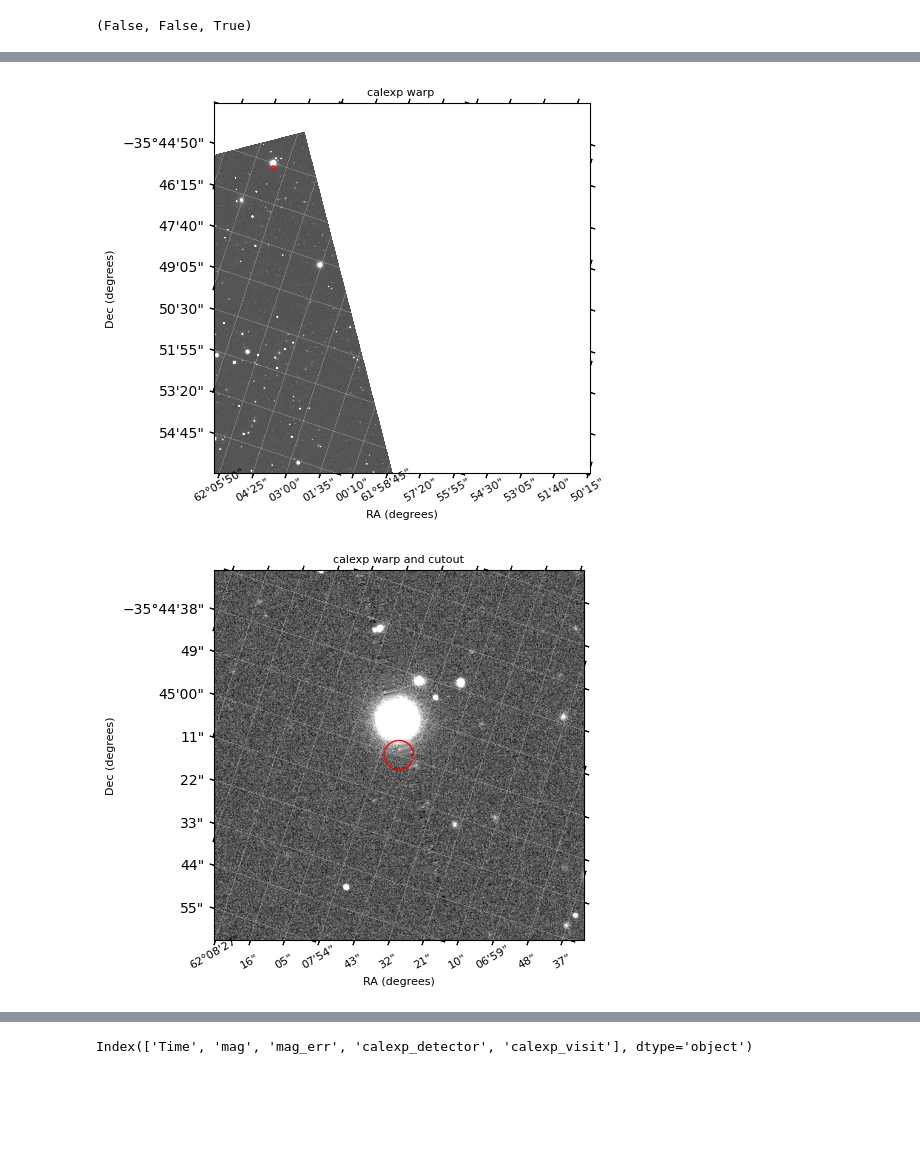
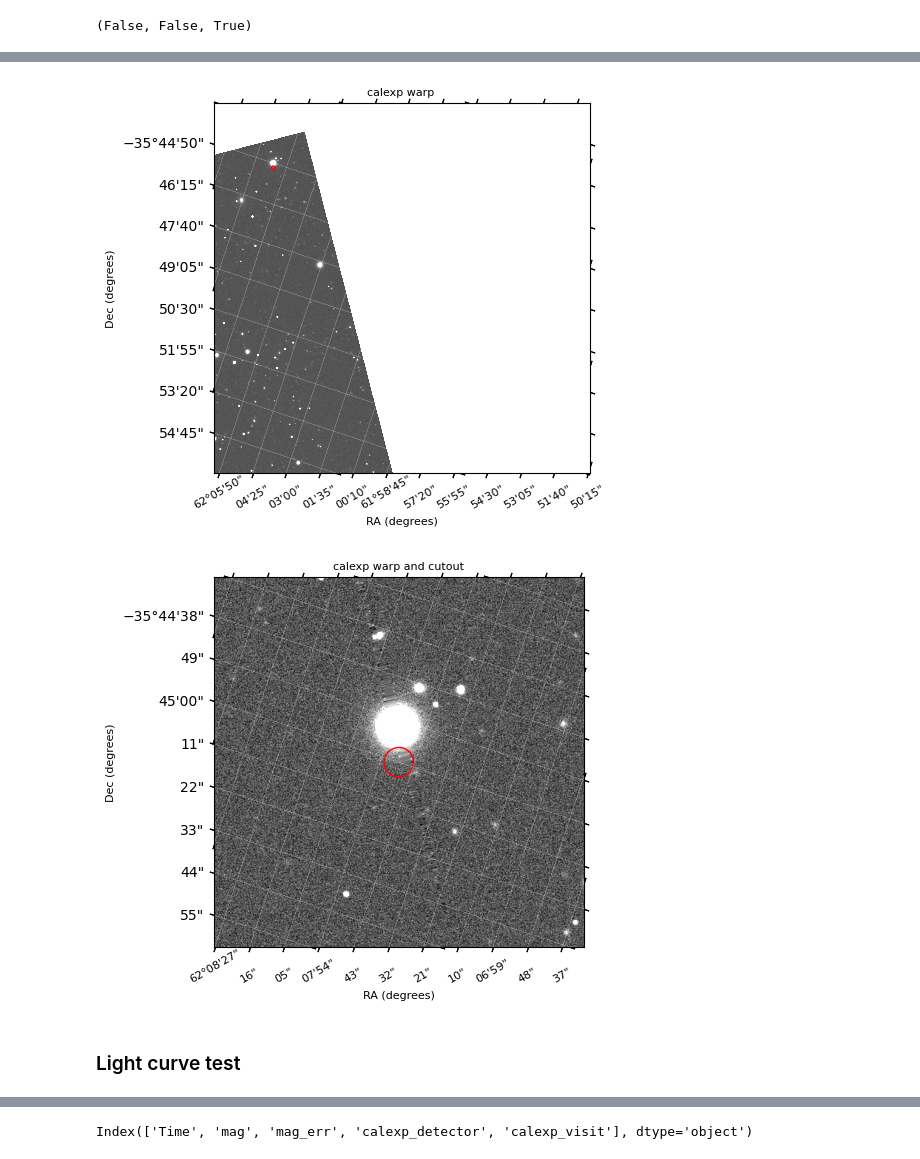
Before and after one commit to nowokaren/DP0_microlensing, a Jupyter notebook: testing_DP0.ipynb, the cells around one changed output, grey strips where cells are left out. Cells and saved outputs as stored; diff of their text form; code cells hidden in the pictures; blank space fills up the shorter version.

```diff
--- a/testing_DP0.ipynb
+++ b/testing_DP0.ipynb
@@ -256,8 +117,8 @@ calexp.add_point(ax,62.13, -35.75, r=20)
 # %%
 ax = calexp.plot(title="calexp warp ", warp=calexp_ref)
-calexp_ref.add_point(ax,62.13, -35.75, r=20)
+calexp_ref.add_point(ax,62.13, -35.75, r=40)
 ax = calexp.plot(title="calexp warp and cutout", roi = ([62.13, -35.75], 500),warp=calexp_ref)
 calexp_ref.add_point(ax,62.13, -35.75, r=20)
 # %% [output]
-[figure, old version]
+[figure, new version]
-[figure, old version]
+[figure, new version]
@@ -359,0 +125,2 @@ class LightCurve:
+# %% [markdown]
+### Light curve test
```
Also changed, not shown: parts of 10 cells of this notebook, 3 other files.
